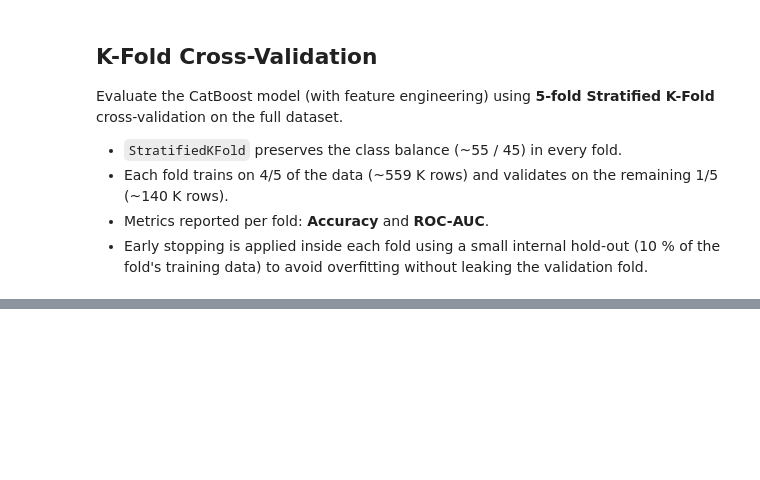
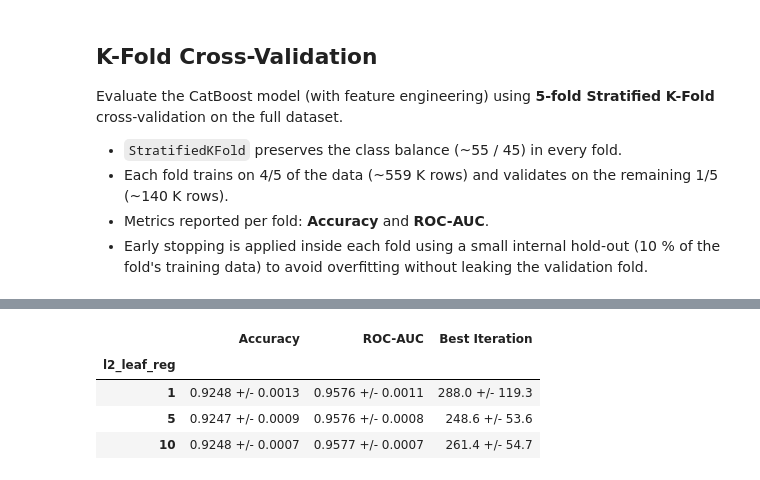
Before and after one commit to Aky29/flight-satisfaction-, a Jupyter notebook: notebook.ipynb, the cells around one changed output, grey strips where cells are left out. Cells and saved outputs as stored; diff of their text form; code cells hidden in the pictures; blank space fills up the shorter version.

Commit message:
k fold cross validation with catboost

```diff
--- a/notebook.ipynb
+++ b/notebook.ipynb
@@ -814,0 +849,82 @@ display(pd.concat([cv_df.astype(str), summary], ignore_index=True))
+# %%
+import numpy as np
+import pandas as pd
+from catboost import CatBoostClassifier
+from sklearn.model_selection import StratifiedKFold
+from sklearn.metrics import accuracy_score, roc_auc_score
+
+cat_features_cv = ['Gender', 'Customer Type', 'Type of Travel', 'Class']
+
+X_cv = df_feat.drop(columns=['satisfaction'])
+y_cv = df_feat['satisfaction']
+
+N_SPLITS  = 5
+L2_VALUES = [1, 5, 10]   # l2_leaf_reg values to compare
+
+skf = StratifiedKFold(n_splits=N_SPLITS, shuffle=True, random_state=42)
+
+all_results = []
+
+for l2 in L2_VALUES:
+    print(f'\n--- l2_leaf_reg = {l2} ---')
+    fold_results = []
+
+    for fold, (train_idx, val_idx) in enumerate(skf.split(X_cv, y_cv), start=1):
+        X_fold_train, X_fold_val = X_cv.iloc[train_idx], X_cv.iloc[val_idx]
+        y_fold_train, y_fold_val = y_cv.iloc[train_idx], y_cv.iloc[val_idx]
+
+        # 10 % internal hold-out for early stopping (no leakage of the validation fold)
+        n_internal = int(len(X_fold_train) * 0.1)
+        X_es, y_es = X_fold_train.iloc[-n_internal:], y_fold_train.iloc[-n_internal:]
+        X_tr, y_tr = X_fold_train.iloc[:-n_internal], y_fold_train.iloc[:-n_internal]
+
+        model_l2 = CatBoostClassifier(
+            iterations=500,
+            learning_rate=0.1,
+            depth=6,
+            l2_leaf_reg=l2,
+            eval_metric='Accuracy',
+            cat_features=cat_features_cv,
+            random_seed=42,
+            verbose=0,
+        )
+
+        model_l2.fit(
+            X_tr, y_tr,
+            eval_set=(X_es, y_es),
+            early_stopping_rounds=30,
+        )
+
+        y_pred_l2  = model_l2.predict(X_fold_val)
+        y_proba_l2 = model_l2.predict_proba(X_fold_val)[:, 1]
+
+        acc     = accuracy_score(y_fold_val, y_pred_l2)
+        roc_auc = roc_auc_score(y_fold_val, y_proba_l2)
+
+        fold_results.append({
+            'l2_leaf_reg'   : l2,
+            'Fold'          : fold,
+            'Best Iteration': model_l2.best_iteration_,
+            'Accuracy'      : round(acc, 4),
+            'ROC-AUC'       : round(roc_auc, 4),
+        })
+        print(f'  Fold {fold}/{N_SPLITS}  |  Accuracy: {acc:.4f}  |  ROC-AUC: {roc_auc:.4f}  |  Best iter: {model_l2.best_iteration_}')
+
+    all_results.extend(fold_results)
+
+all_df = pd.DataFrame(all_results)
+
+# ── Summary table: mean +/- std per l2 value ─────────────────────────────────
+summary_rows = []
+for l2, grp in all_df.groupby('l2_leaf_reg'):
+    summary_rows.append({
+        'l2_leaf_reg'   : l2,
+        'Accuracy'      : f"{grp['Accuracy'].mean():.4f} +/- {grp['Accuracy'].std():.4f}",
+        'ROC-AUC'       : f"{grp['ROC-AUC'].mean():.4f} +/- {grp['ROC-AUC'].std():.4f}",
+        'Best Iteration': f"{grp['Best Iteration'].mean():.1f} +/- {grp['Best Iteration'].std():.1f}",
+    })
+
+summary_df = pd.DataFrame(summary_rows).set_index('l2_leaf_reg')
+print('\n=== 5-Fold CV Summary by l2_leaf_reg ===')
+display(summary_df)
+# %% [output]
@@ -814,0 +948,5 @@ display(pd.concat([cv_df.astype(str), summary], ignore_index=True))
+|  | Accuracy | ROC-AUC | Best Iteration |
+| l2_leaf_reg |  |  |  |
+| 1 | 0.9248 +/- 0.0013 | 0.9576 +/- 0.0011 | 288.0 +/- 119.3 |
+| 5 | 0.9247 +/- 0.0009 | 0.9576 +/- 0.0008 | 248.6 +/- 53.6 |
+| 10 | 0.9248 +/- 0.0007 | 0.9577 +/- 0.0007 | 261.4 +/- 54.7 |
```
Also changed, not shown: parts of 9 cells of this notebook, 9 other files.
